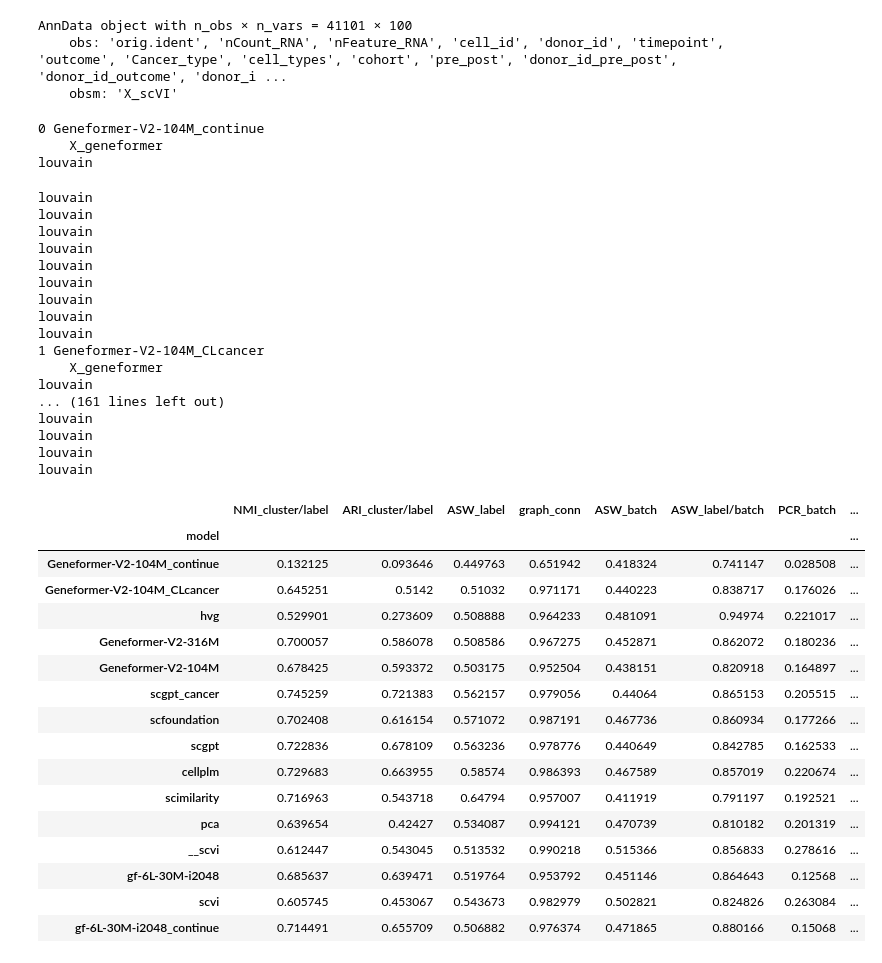
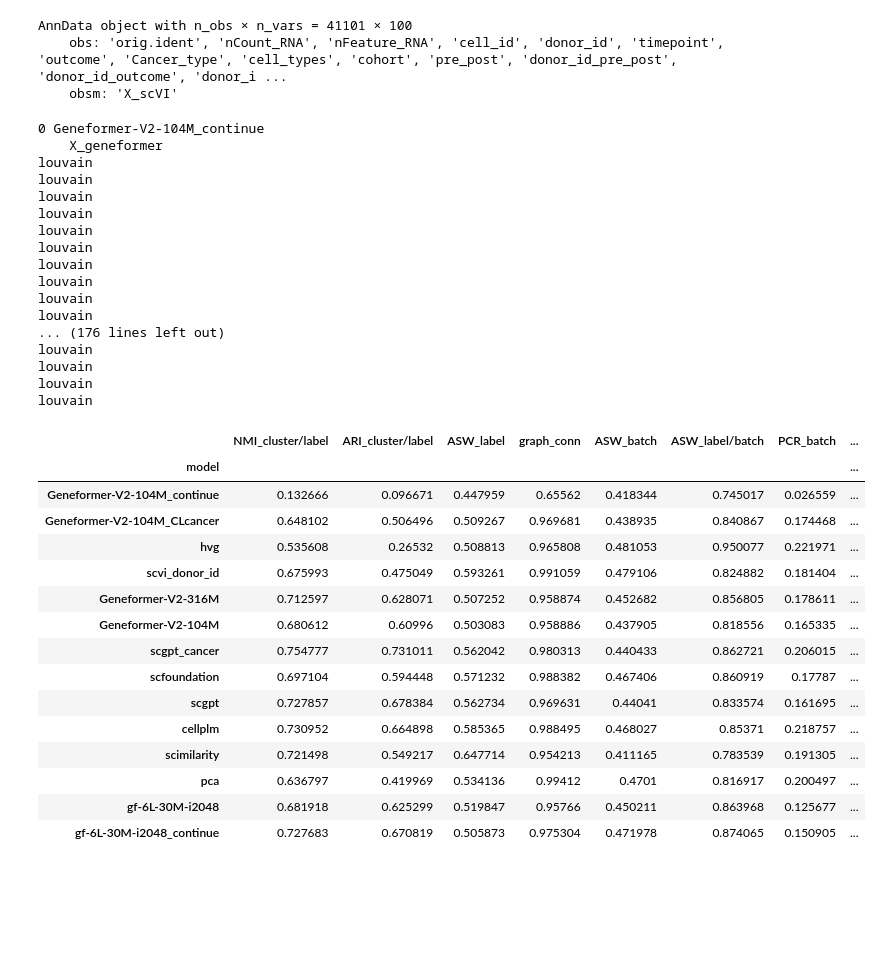
Before and after one commit to marakeby/scFM_eval, a Jupyter notebook: analyze_embedding/Fig2_calc_metrics.ipynb, the cells around one changed output. Cells and saved outputs as stored; diff of their text form; code cells hidden in the pictures; blank space fills up the shorter version.

```diff
--- a/analyze_embedding/Fig2_calc_metrics.ipynb
+++ b/analyze_embedding/Fig2_calc_metrics.ipynb
@@ -101,5 +102,11 @@ timepoint
 Pre    41101
 Name: count, dtype: int64
 # %%
-data_fname= join('/home/jupyter/mnt/__output_clean/brca_full/cell_type/scvi','data.h5ad' )
+data_fname= join('/home/jupyter/mnt/__output_clean/brca_full/cell_type/scvi_donor_id','data.h5ad' )
 embs = ad.read_h5ad(data_fname)
+# %%
+for i in range(10):
+    subsampled_adata = sc.pp.subsample(embs, n_obs=10000, copy=True, random_state=None)
+    ev = EmbeddingEvaluator( subsampled_adata, embedding_key='X_scVI', save_dir='.', auto_subsample=False)
+    ret_dict = ev.evaluate()
+    # mid_results.append(ret_dict)
@@ -112,8 +144,9 @@ AnnData object with n_obs × n_vars = 41101 × 100
 # %%
 results_mean= []
 results_std= []
-all_results={}
+all_results= {}
 seed = random.randint(0, 100000)
+# seed = 42
 for i, fname in enumerate(subfolders):
 
     model_name = os.path.basename(fname)
@@ -155,42 +188,42 @@ for i, fname in enumerate(subfolders):
 0 Geneformer-V2-104M_continue
     X_geneformer
 louvain
+louvain
+louvain
+louvain
+louvain
+louvain
+louvain
+louvain
+louvain
+louvain
+... (176 lines left out)
+louvain
+louvain
+louvain
+louvain
-louvain
-louvain
-louvain
-louvain
-louvain
-louvain
-louvain
-louvain
-louvain
-1 Geneformer-V2-104M_CLcancer
-    X_geneformer
-louvain
-... (161 lines left out)
-louvain
-louvain
-louvain
-louvain
 # %%
 results_mean_df = pd.concat(results_mean, axis=1).T.set_index('model')
 # %%
+ind = results_mean_df.index.str.contains('__scvi')
+results_mean_df = results_mean_df[~ind]
+ind = results_mean_df.index =='scvi'
+results_mean_df  = results_mean_df[~ind]
 results_mean_df
 # %% [output]
 |  | NMI_cluster/label | ARI_cluster/label | ASW_label | graph_conn | ASW_batch | ASW_label/batch | PCR_batch | ... |
 | model |  |  |  |  |  |  |  | ... |
-| Geneformer-V2-104M_continue | 0.132125 | 0.093646 | 0.449763 | 0.651942 | 0.418324 | 0.741147 | 0.028508 | ... |
-| Geneformer-V2-104M_CLcancer | 0.645251 | 0.5142 | 0.51032 | 0.971171 | 0.440223 | 0.838717 | 0.176026 | ... |
-| hvg | 0.529901 | 0.273609 | 0.508888 | 0.964233 | 0.481091 | 0.94974 | 0.221017 | ... |
-| Geneformer-V2-316M | 0.700057 | 0.586078 | 0.508586 | 0.967275 | 0.452871 | 0.862072 | 0.180236 | ... |
-| Geneformer-V2-104M | 0.678425 | 0.593372 | 0.503175 | 0.952504 | 0.438151 | 0.820918 | 0.164897 | ... |
-| scgpt_cancer | 0.745259 | 0.721383 | 0.562157 | 0.979056 | 0.44064 | 0.865153 | 0.205515 | ... |
-| scfoundation | 0.702408 | 0.616154 | 0.571072 | 0.987191 | 0.467736 | 0.860934 | 0.177266 | ... |
-| scgpt | 0.722836 | 0.678109 | 0.563236 | 0.978776 | 0.440649 | 0.842785 | 0.162533 | ... |
-| cellplm | 0.729683 | 0.663955 | 0.58574 | 0.986393 | 0.467589 | 0.857019 | 0.220674 | ... |
-| scimilarity | 0.716963 | 0.543718 | 0.64794 | 0.957007 | 0.411919 | 0.791197 | 0.192521 | ... |
-| pca | 0.639654 | 0.42427 | 0.534087 | 0.994121 | 0.470739 | 0.810182 | 0.201319 | ... |
-| __scvi | 0.612447 | 0.543045 | 0.513532 | 0.990218 | 0.515366 | 0.856833 | 0.278616 | ... |
-| gf-6L-30M-i2048 | 0.685637 | 0.639471 | 0.519764 | 0.953792 | 0.451146 | 0.864643 | 0.12568 | ... |
-| scvi | 0.605745 | 0.453067 | 0.543673 | 0.982979 | 0.502821 | 0.824826 | 0.263084 | ... |
-| gf-6L-30M-i2048_continue | 0.714491 | 0.655709 | 0.506882 | 0.976374 | 0.471865 | 0.880166 | 0.15068 | ... |
+| Geneformer-V2-104M_continue | 0.132666 | 0.096671 | 0.447959 | 0.65562 | 0.418344 | 0.745017 | 0.026559 | ... |
+| Geneformer-V2-104M_CLcancer | 0.648102 | 0.506496 | 0.509267 | 0.969681 | 0.438935 | 0.840867 | 0.174468 | ... |
+| hvg | 0.535608 | 0.26532 | 0.508813 | 0.965808 | 0.481053 | 0.950077 | 0.221971 | ... |
+| scvi_donor_id | 0.675993 | 0.475049 | 0.593261 | 0.991059 | 0.479106 | 0.824882 | 0.181404 | ... |
+| Geneformer-V2-316M | 0.712597 | 0.628071 | 0.507252 | 0.958874 | 0.452682 | 0.856805 | 0.178611 | ... |
+| Geneformer-V2-104M | 0.680612 | 0.60996 | 0.503083 | 0.958886 | 0.437905 | 0.818556 | 0.165335 | ... |
+| scgpt_cancer | 0.754777 | 0.731011 | 0.562042 | 0.980313 | 0.440433 | 0.862721 | 0.206015 | ... |
+| scfoundation | 0.697104 | 0.594448 | 0.571232 | 0.988382 | 0.467406 | 0.860919 | 0.17787 | ... |
+| scgpt | 0.727857 | 0.678384 | 0.562734 | 0.969631 | 0.44041 | 0.833574 | 0.161695 | ... |
+| cellplm | 0.730952 | 0.664898 | 0.585365 | 0.988495 | 0.468027 | 0.85371 | 0.218757 | ... |
+| scimilarity | 0.721498 | 0.549217 | 0.647714 | 0.954213 | 0.411165 | 0.783539 | 0.191305 | ... |
+| pca | 0.636797 | 0.419969 | 0.534136 | 0.99412 | 0.4701 | 0.816917 | 0.200497 | ... |
+| gf-6L-30M-i2048 | 0.681918 | 0.625299 | 0.519847 | 0.95766 | 0.450211 | 0.863968 | 0.125677 | ... |
+| gf-6L-30M-i2048_continue | 0.727683 | 0.670819 | 0.505873 | 0.975304 | 0.471978 | 0.874065 | 0.150905 | ... |
```
Also changed, not shown: parts of 36 cells of this notebook, 7 other files.
